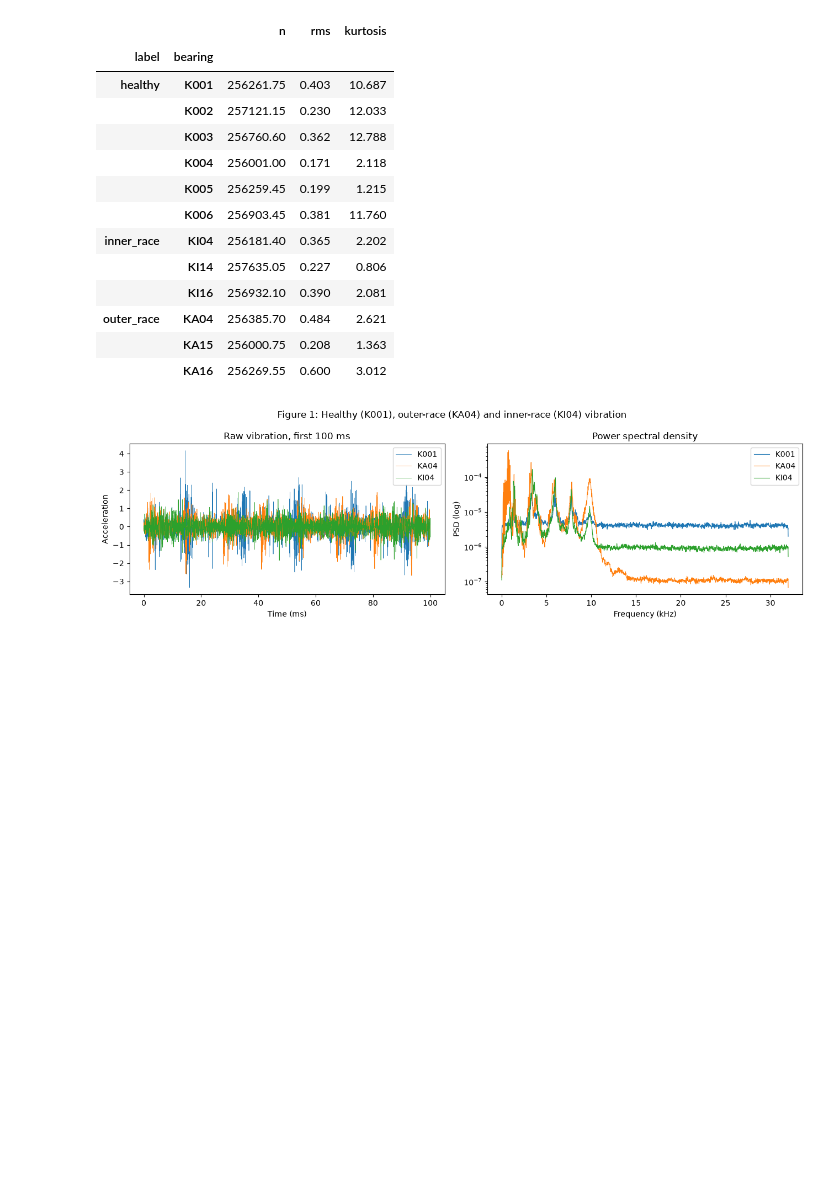
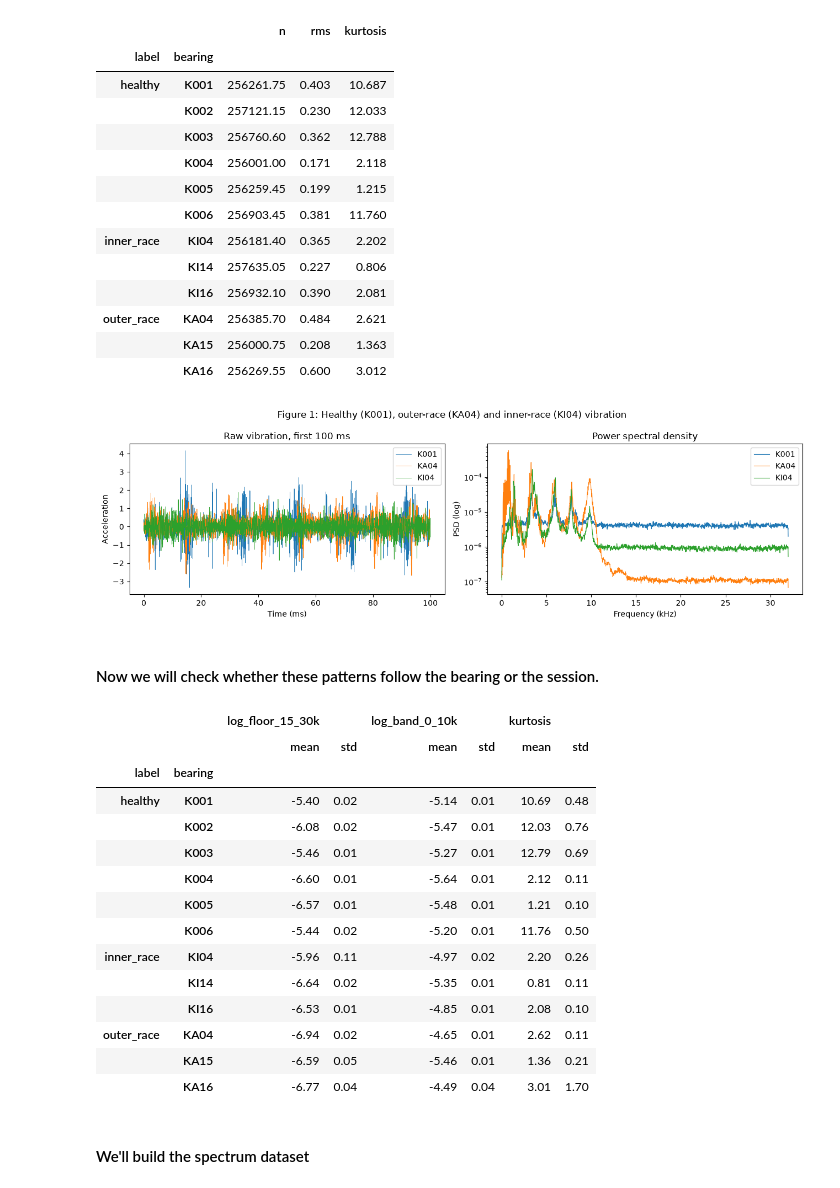
Before and after one commit to MinKhaungMinLwin/VAE-for-bearing-vibration, a Jupyter notebook: generative_model.ipynb, the cells around one changed output. Saved outputs shown, nothing was run; the diff lists cells and outputs as text; code cells hidden in the pictures; blank space fills up the shorter version.

Commit message:
feat: check the pattern & build the spectrum dataset

```diff
--- a/generative_model.ipynb
+++ b/generative_model.ipynb
@@ -97,3 +97,34 @@ plt.suptitle("Figure 1: Healthy (K001), outer-race (KA04) and inner-race (KI04)
 plt.tight_layout(); plt.savefig("figures/fig1_samples.png", dpi=150); plt.show()
 # %% [output]
 [figure]
+# %% [markdown]
+#### Now we will check whether these patterns follow the bearing or the session.
+# %%
+from scipy.signal import welch
+diag = []
+for _, r in meta.iterrows():
+    f, p = welch(signals[r["file"]], fs=FS, nperseg=4096)
+    diag.append({"bearing": r["bearing"], "label": r["label"],
+                 "log_floor_15_30k": np.log10(p[(f > 15000) & (f < 30000)].mean()),
+                 "log_band_0_10k": np.log10(p[f < 10000].mean()),
+                 "kurtosis": r["kurtosis"]})
+diag = pd.DataFrame(diag)
+diag.groupby(["label", "bearing"]).agg(["mean", "std"]).round(2)
+# %% [output]
+|  |  | log_floor_15_30k |  | log_band_0_10k |  | kurtosis |  |
+|  |  | mean | std | mean | std | mean | std |
+| label | bearing |  |  |  |  |  |  |
+| healthy | K001 | -5.40 | 0.02 | -5.14 | 0.01 | 10.69 | 0.48 |
+|  | K002 | -6.08 | 0.02 | -5.47 | 0.01 | 12.03 | 0.76 |
+|  | K003 | -5.46 | 0.01 | -5.27 | 0.01 | 12.79 | 0.69 |
+|  | K004 | -6.60 | 0.01 | -5.64 | 0.01 | 2.12 | 0.11 |
+|  | K005 | -6.57 | 0.01 | -5.48 | 0.01 | 1.21 | 0.10 |
+|  | K006 | -5.44 | 0.02 | -5.20 | 0.01 | 11.76 | 0.50 |
+| inner_race | KI04 | -5.96 | 0.11 | -4.97 | 0.02 | 2.20 | 0.26 |
+|  | KI14 | -6.64 | 0.02 | -5.35 | 0.01 | 0.81 | 0.11 |
+|  | KI16 | -6.53 | 0.01 | -4.85 | 0.01 | 2.08 | 0.10 |
+| outer_race | KA04 | -6.94 | 0.02 | -4.65 | 0.01 | 2.62 | 0.11 |
+|  | KA15 | -6.59 | 0.05 | -5.46 | 0.01 | 1.36 | 0.21 |
+|  | KA16 | -6.77 | 0.04 | -4.49 | 0.04 | 3.01 | 1.70 |
+# %% [markdown]
+#### We'll build the spectrum dataset
```
Also changed, not shown: parts of 1 cell of this notebook.
